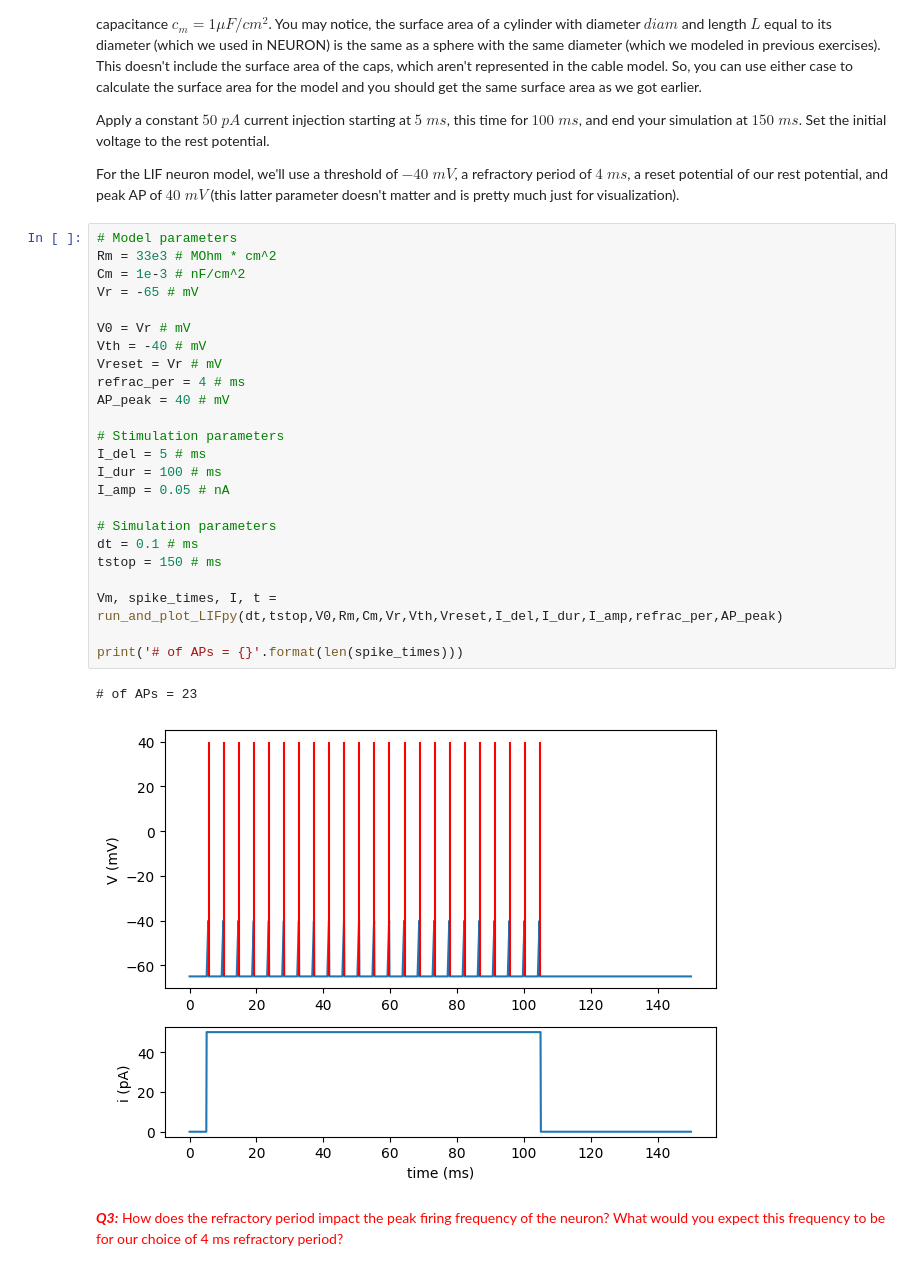
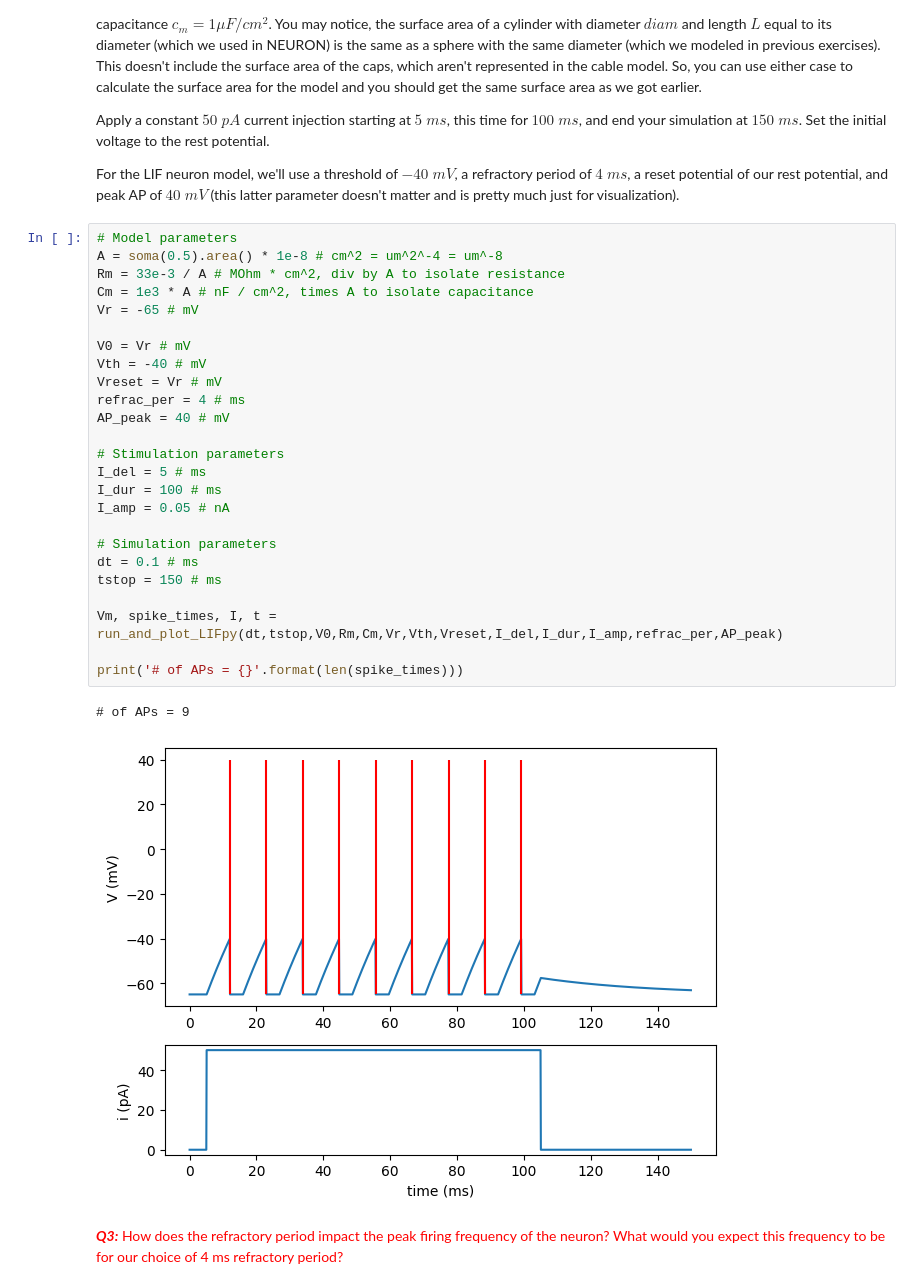
Before and after one commit to lw-miles24/5-CompModNervSys-LIFneuron, a Jupyter notebook: CompModNervSys_exercise5.ipynb, the cells around one changed output. Cells and saved outputs as stored; diff of their text form.

```diff
--- a/CompModNervSys_exercise5.ipynb
+++ b/CompModNervSys_exercise5.ipynb
@@ -479,31 +498,32 @@ Apply a constant $50 \; pA$ current injection starting at $5 \; ms$, this time f
 For the LIF neuron model, we'll use a threshold of $-40 \; mV$, a refractory period of $4 \; ms$, a reset potential of our rest potential, and peak AP of $40 \; mV$ (this latter parameter doesn't matter and is pretty much just for visualization).
 # %%
 # Model parameters
-Rm = 33e3 # MOhm * cm^2
-Cm = 1e-3 # nF/cm^2
+A = soma(0.5).area() * 1e-8 # cm^2 = um^2^-4 = um^-8
+Rm = 33e-3 / A # MOhm * cm^2, div by A to isolate resistance
+Cm = 1e3 * A # nF / cm^2, times A to isolate capacitance
 Vr = -65 # mV
 
 V0 = Vr # mV
 Vth = -40 # mV
 Vreset = Vr # mV
 refrac_per = 4 # ms
 AP_peak = 40 # mV
 
 # Stimulation parameters
 I_del = 5 # ms
 I_dur = 100 # ms
 I_amp = 0.05 # nA
 
 # Simulation parameters
 dt = 0.1 # ms
 tstop = 150 # ms
 
 Vm, spike_times, I, t = run_and_plot_LIFpy(dt,tstop,V0,Rm,Cm,Vr,Vth,Vreset,I_del,I_dur,I_amp,refrac_per,AP_peak)
 
 print('# of APs = {}'.format(len(spike_times)))
 # %% [output]
-# of APs = 23
+# of APs = 9
-[figure, old version]
+[figure, new version]
 # %% [markdown]
 <font color='red'>
 <b><i>Q3:</b></i> How does the refractory period impact the peak firing frequency of the neuron? What would you expect this frequency to be for our choice of 4 ms refractory period?
```
Also changed, not shown: parts of 12 cells of this notebook.
